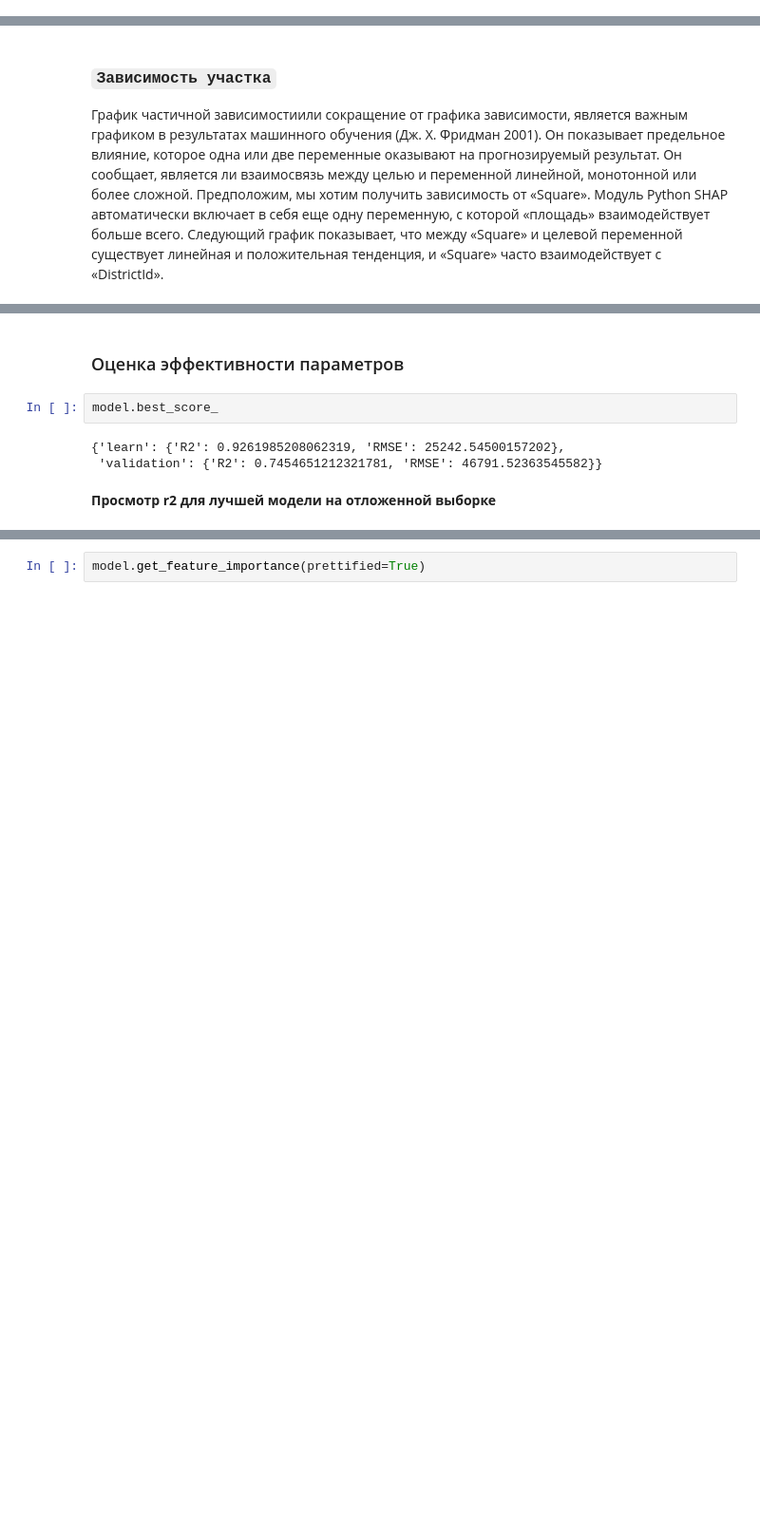
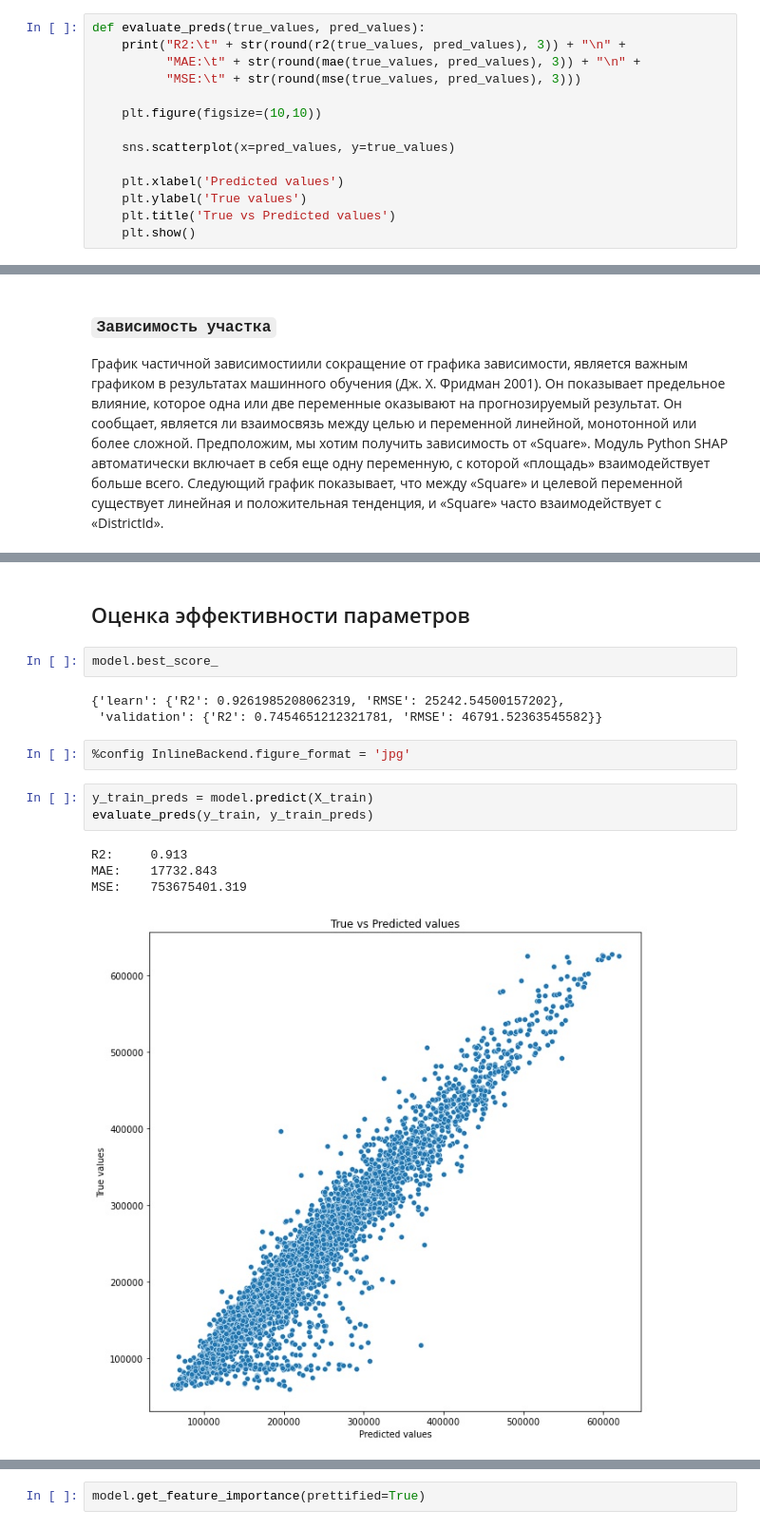
Before and after one commit to SciWake/OLD-Projects-for-Resume, a Jupyter notebook: house-price-prediction/Model.ipynb, the cells around one changed output, grey strips where cells are left out. Shown at 95% size. Drawn from its saved outputs; the diff is of its cells as text; blank space fills up the shorter version.

Commit message:
The resulting machine learning model
Missing libraries are connected

```diff
--- a/house-price-prediction/Model.ipynb
+++ b/house-price-prediction/Model.ipynb
@@ -23 +27,15 @@ from sklearn.model_selection import GridSearchCV, RandomizedSearchCV
+# %%
+def evaluate_preds(true_values, pred_values):
+    print("R2:\t" + str(round(r2(true_values, pred_values), 3)) + "\n" +
+          "MAE:\t" + str(round(mae(true_values, pred_values), 3)) + "\n" +
+          "MSE:\t" + str(round(mse(true_values, pred_values), 3)))
+
+    plt.figure(figsize=(10,10))
+
+    sns.scatterplot(x=pred_values, y=true_values)
+
+    plt.xlabel('Predicted values')
+    plt.ylabel('True values')
+    plt.title('True vs Predicted values')
+    plt.show()
 # %% [markdown]
@@ -166,10 +186,18 @@ shap.dependence_plot("Rooms", shap_values, X_train)
 # %% [markdown]
-### Оценка эффективности параметров
+## Оценка эффективности параметров
 # %%
 model.best_score_
 # %% [output]
 {'learn': {'R2': 0.9261985208062319, 'RMSE': 25242.54500157202},
  'validation': {'R2': 0.7454651212321781, 'RMSE': 46791.52363545582}}
-# %% [markdown]
-**Просмотр r2 для лучшей модели на отложенной выборке**
+# %%
+%config InlineBackend.figure_format = 'jpg'
+# %%
+y_train_preds = model.predict(X_train)
+evaluate_preds(y_train, y_train_preds)
+# %% [output]
+R2:     0.913
+MAE:    17732.843
+MSE:    753675401.319
+[figure, added]
 # %%
```
Also changed, not shown: parts of 16 cells of this notebook.
